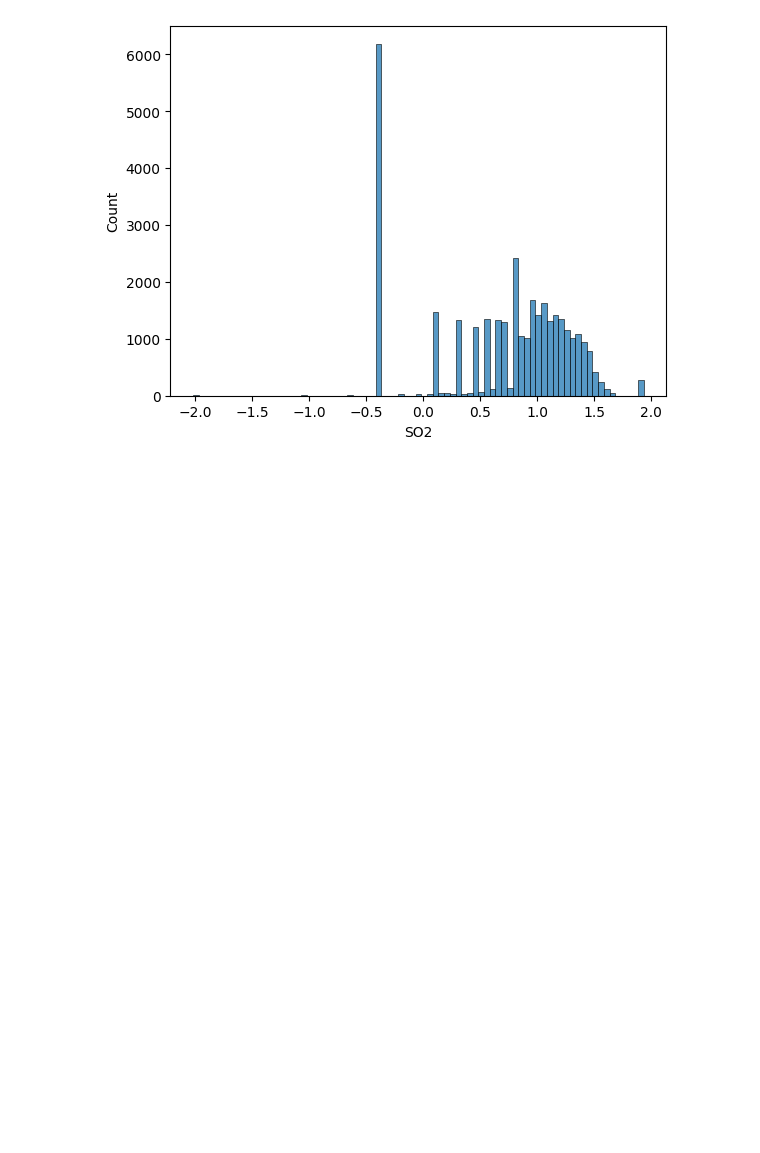
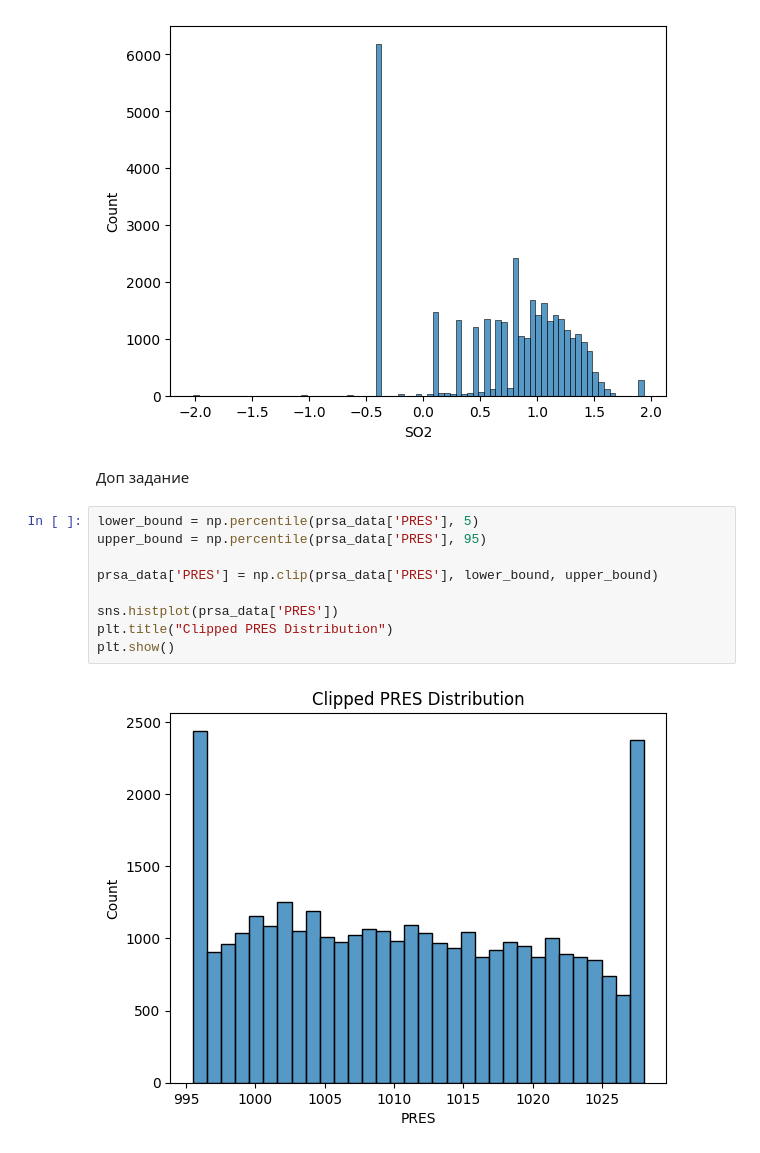
Before and after one commit to woodwyyn/ML, a Jupyter notebook: ML5_2.ipynb, the cells around one changed output. Drawn from its saved outputs; the diff is of its cells as text; blank space fills up the shorter version.

Commit message:
+ доп задание

```diff
--- a/ML5_2.ipynb
+++ b/ML5_2.ipynb
@@ -258,3 +258,16 @@ sns.histplot(prsa_data.SO2)
 # %% [output]
 <Axes: xlabel='SO2', ylabel='Count'>
 [figure]
+# %% [markdown]
+Доп задание
+# %%
+lower_bound = np.percentile(prsa_data['PRES'], 5)
+upper_bound = np.percentile(prsa_data['PRES'], 95)
+
+prsa_data['PRES'] = np.clip(prsa_data['PRES'], lower_bound, upper_bound)
+
+sns.histplot(prsa_data['PRES'])
+plt.title("Clipped PRES Distribution")
+plt.show()
+# %% [output]
+[figure, added]
```
Also changed, not shown: parts of 3 cells of this notebook.
